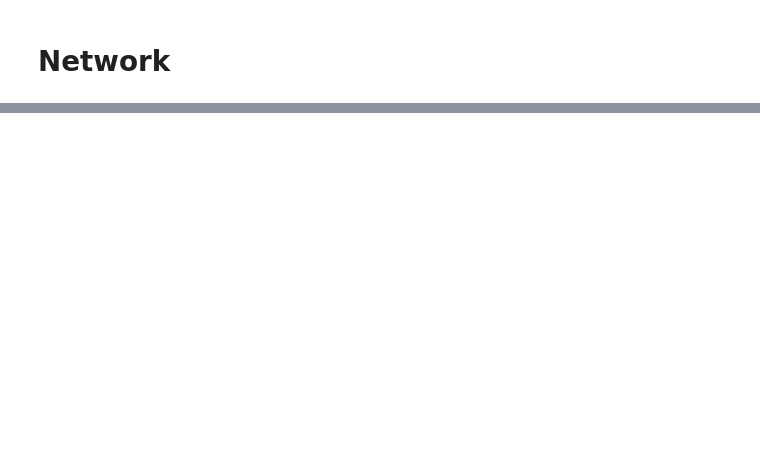
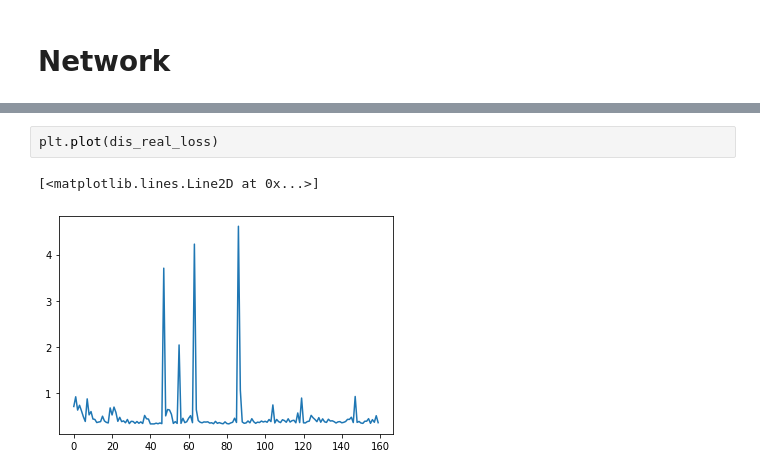
Before and after one commit to bradley-ray/implementing-deep-learn-papers, a Jupyter notebook: deep_convolutional_gan.ipynb, the cells around one changed output, grey strips where cells are left out. Saved outputs shown, nothing was run; the diff lists cells and outputs as text; blank space fills up the shorter version.

```diff
--- a/deep_convolutional_gan.ipynb
+++ b/deep_convolutional_gan.ipynb
@@ -111,0 +259,5 @@ class Discriminator(nn.Module):
+# %%
+plt.plot(dis_real_loss)
+# %% [output]
+[<matplotlib.lines.Line2D at 0x...>]
+[figure, added]
```
Also changed, not shown: parts of 15 cells of this notebook.
